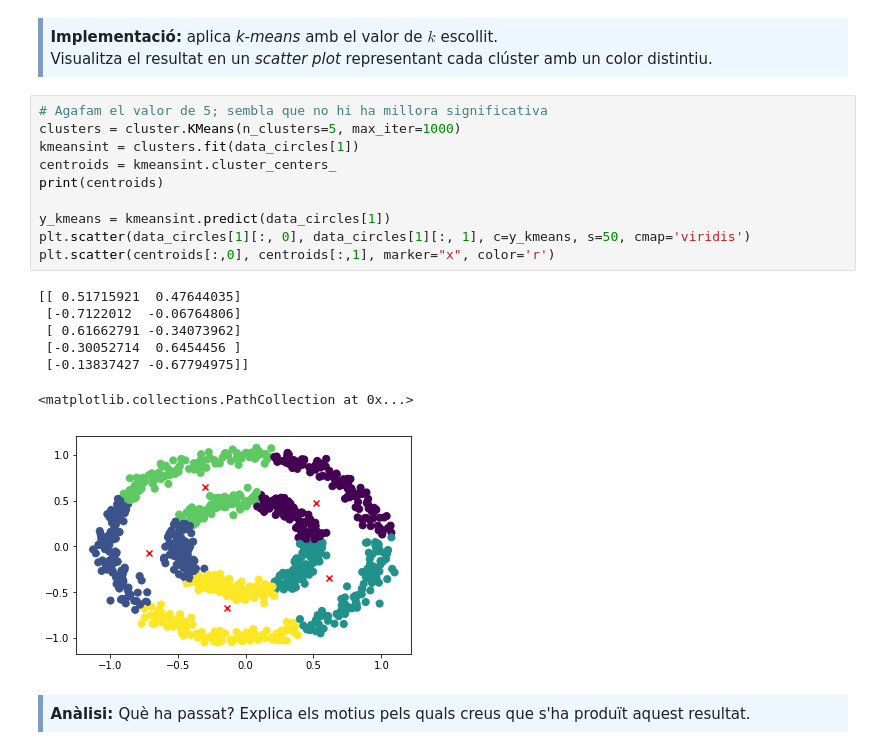
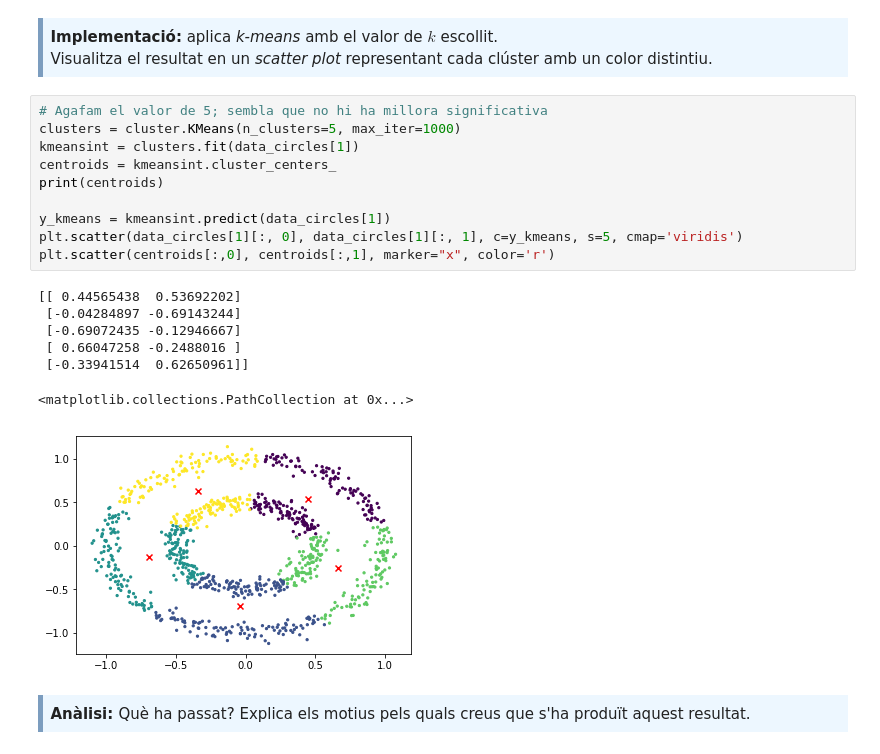
Before and after one commit to caran77/M2.955---Models-avan-ats-de-mineria-de-dades, a Jupyter notebook: PAC2/20191_M2.955_PAC2-Enunciat.ipynb, the cells around one changed output. Cells and saved outputs as stored; diff of their text form.

```diff
--- a/PAC2/20191_M2.955_PAC2-Enunciat.ipynb
+++ b/PAC2/20191_M2.955_PAC2-Enunciat.ipynb
@@ -380,21 +380,21 @@ Visualitza el resultat en un <i>scatter plot</i> representant cada clúster amb
 # %%
 # Agafam el valor de 5; sembla que no hi ha millora significativa
 clusters = cluster.KMeans(n_clusters=5, max_iter=1000)
 kmeansint = clusters.fit(data_circles[1])
 centroids = kmeansint.cluster_centers_
 print(centroids)
 
 y_kmeans = kmeansint.predict(data_circles[1])
-plt.scatter(data_circles[1][:, 0], data_circles[1][:, 1], c=y_kmeans, s=50, cmap='viridis')
+plt.scatter(data_circles[1][:, 0], data_circles[1][:, 1], c=y_kmeans, s=5, cmap='viridis')
 plt.scatter(centroids[:,0], centroids[:,1], marker="x", color='r')
 # %% [output]
-[[ 0.51715921  0.47644035]
- [-0.7122012  -0.06764806]
- [ 0.61662791 -0.34073962]
- [-0.30052714  0.6454456 ]
- [-0.13837427 -0.67794975]]
+[[ 0.44565438  0.53692202]
+ [-0.04284897 -0.69143244]
+ [-0.69072435 -0.12946667]
+ [ 0.66047258 -0.2488016 ]
+ [-0.33941514  0.62650961]]
 <matplotlib.collections.PathCollection at 0x...>
-[figure, old version]
+[figure, new version]
 # %% [markdown]
 <div style="background-color: #EDF7FF; border-color: #7C9DBF; border-left: 5px solid #7C9DBF; padding: 0.5em;">
 <strong>Anàlisi: </strong> Què ha passat? Explica els motius pels quals creus que s'ha produït aquest resultat.
```
Also changed, not shown: parts of 18 cells of this notebook.
